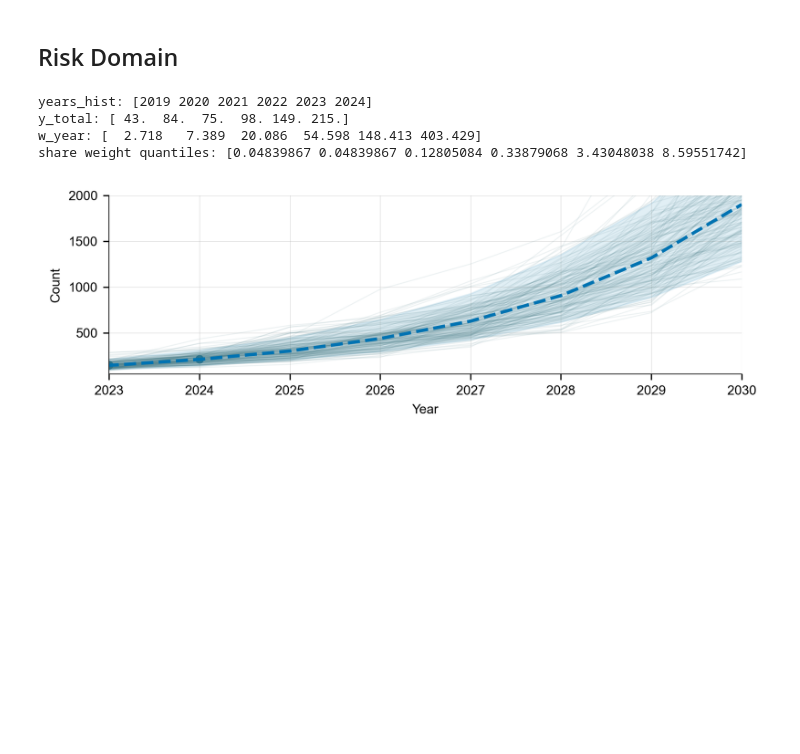
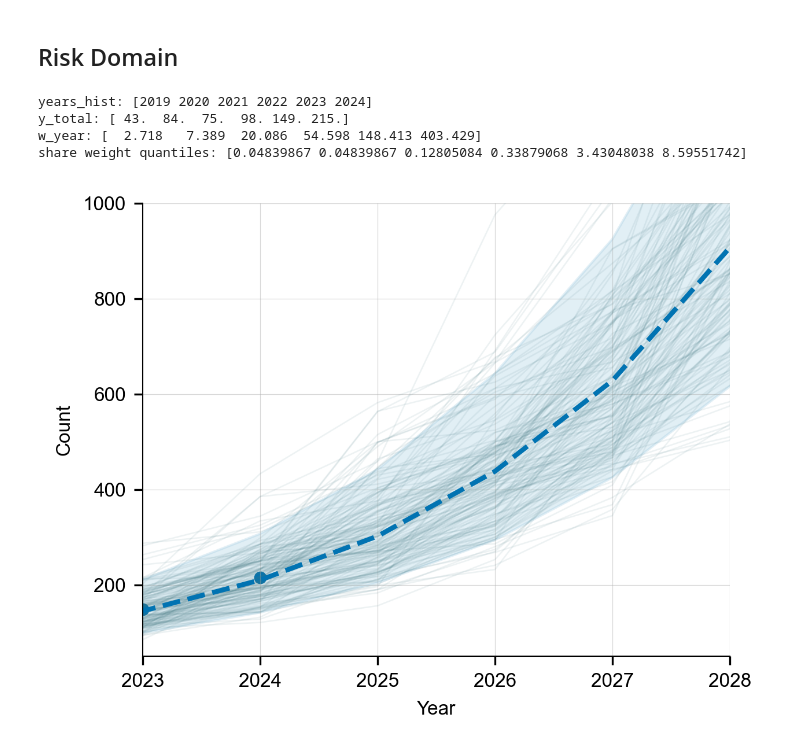
Before and after one commit to cluebbers/ai-incident-forecasting, a Jupyter notebook: src/monte_carlo.ipynb, the cells around one changed output. Drawn from its saved outputs; the diff is of its cells as text; code cells hidden in the pictures; blank space fills up the shorter version.

Commit message:
added figsize glag, 1st draft

```diff
--- a/src/monte_carlo.ipynb
+++ b/src/monte_carlo.ipynb
@@ -21,36 +21,36 @@ cfg = ForecastConfig(
     W_HIST_MAX=0.4,
     W_UNIF_MAX=0.2,
     MOM_TILT_MAX=0.7,
     MOM_TAU=3,
     RECENT_WIN=7,
     CAT_BOOST_SURGE=7,
     GROWTH_FLOOR_FRAC=0.07,
     SHARE_KAPPA=35,
     # from calibration_analysis.ipynb
     B_SIM=5000,                    # Increased for stability
     CONFIDENCE_LEVEL=0.90,
     BOOTSTRAP_ITERS=500,
     MIN_PI_WIDTH=0.2,
     GROWTH_UNCERTAINTY_FACTOR=1,  # Calibrated value 0.686,
     YTD_YEAR=2025,
     MONOTONE_TOTALS=False,
     NO_DIP_FIRST_YEAR=False,
     NONDECREASING_CATEGORIES=False,
     ASSIMILATE_YTD=False # True for production
 )
 res_rd = forecast_by_category(
     merged_df, date_col="date", cat_col="Risk Domain", config=cfg
 )
-show_legend = True
+
+show_legend = False
 max_year = 2028  # e.g., 2030 to cap the x-axis
-show_legend = False
-max_year = None  # e.g., 2030 to cap the x-axis
 y_min = 50  # e.g., 0 to clamp the lower bound
-y_max = 2000  # e.g., 600 to clamp the upper bound
-plot_total_panel(res_rd, zoom_start_year=2023, max_year=max_year, show_legend=show_legend, y_min=y_min, y_max=y_max, show_sims=True, max_sim_lines=150)
+y_max = 1000  # e.g., 600 to clamp the upper bound
+figsize = (4.25, 3.25)
+plot_total_panel(res_rd, zoom_start_year=2023, max_year=max_year, show_legend=show_legend, y_min=y_min, y_max=y_max, figsize=figsize, show_sims=True, max_sim_lines=150)
 # %% [output]
 years_hist: [2019 2020 2021 2022 2023 2024]
 y_total: [ 43.  84.  75.  98. 149. 215.]
 w_year: [  2.718   7.389  20.086  54.598 148.413 403.429]
 share weight quantiles: [0.04839867 0.04839867 0.12805084 0.33879068 3.43048038 8.59551742]
-[figure, old version]
+[figure, new version]
```
Also changed, not shown: 2 other files.
